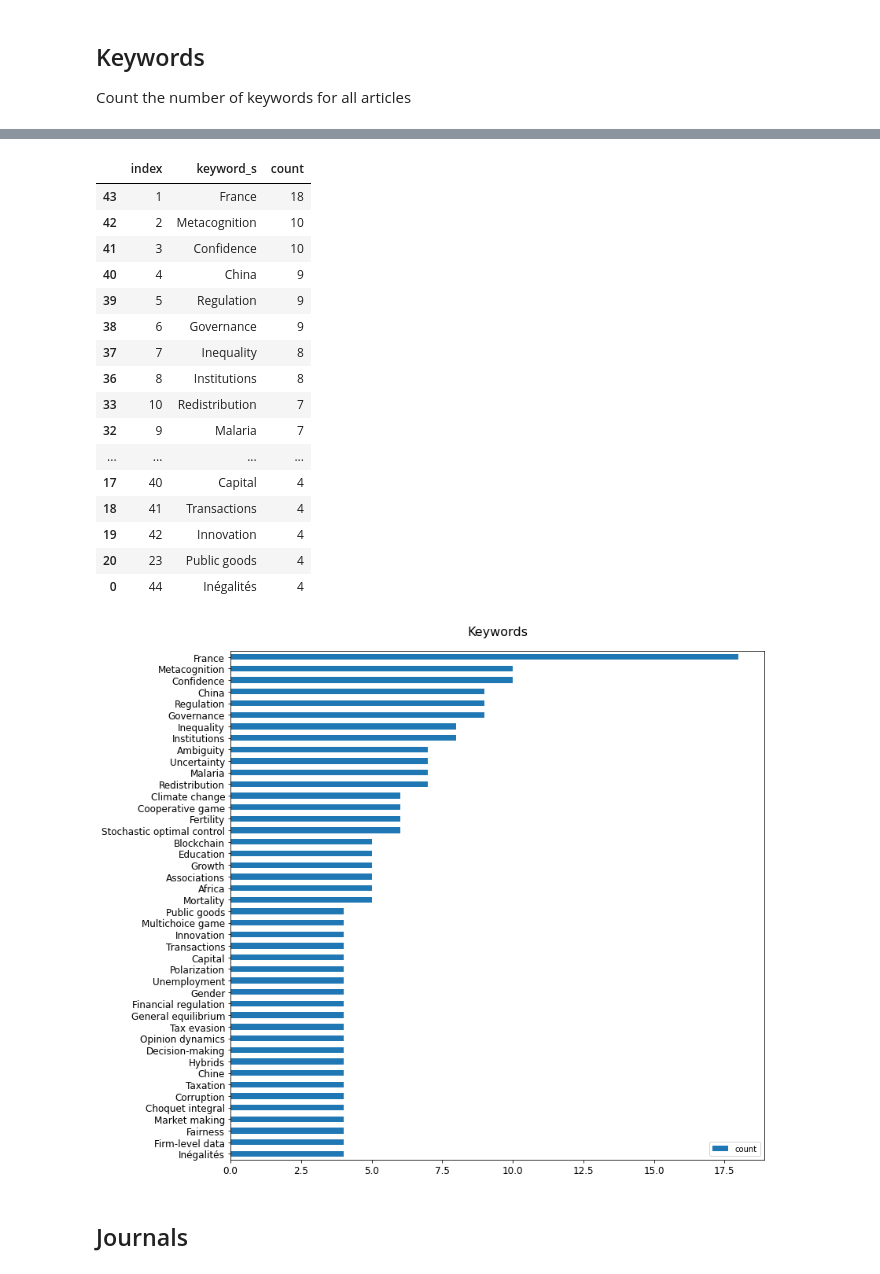
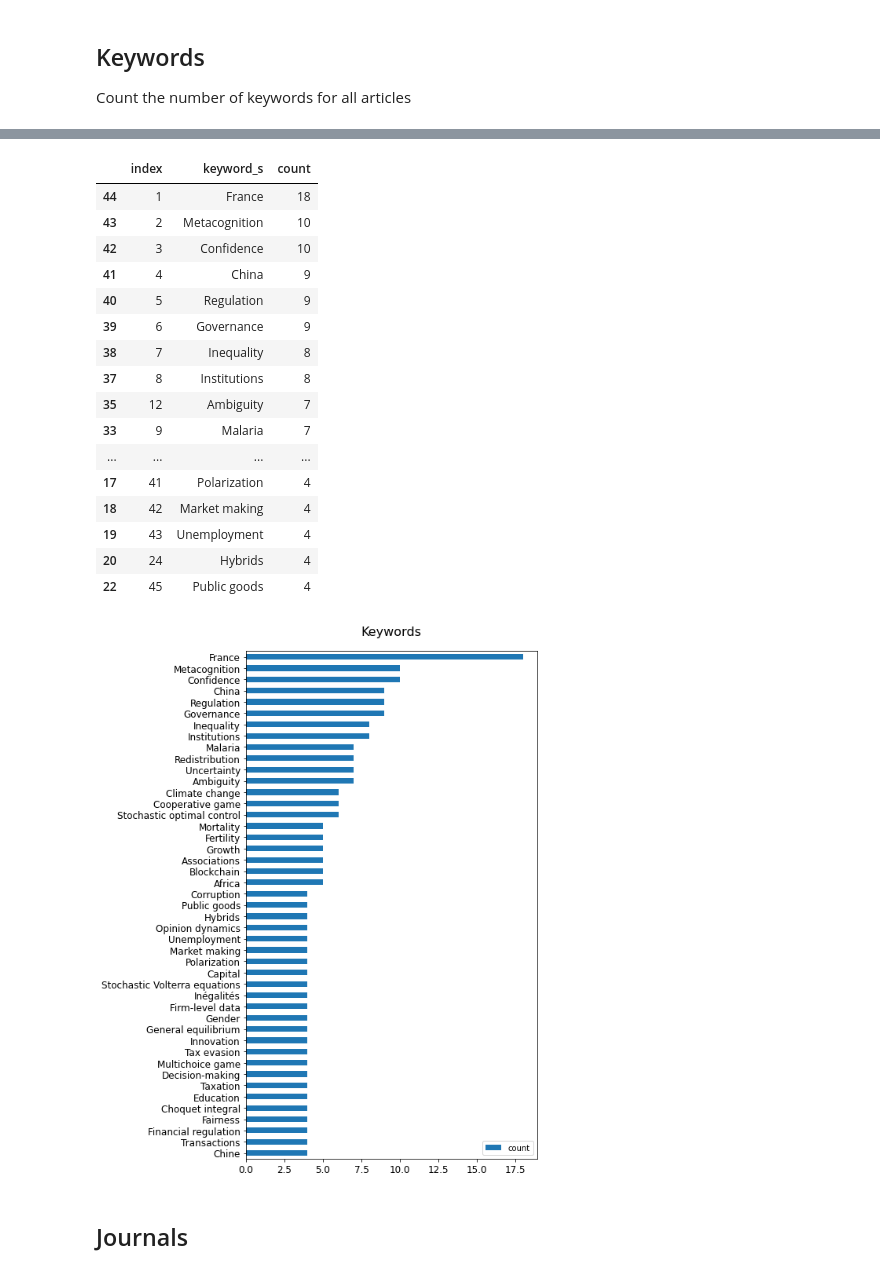
Before and after one commit to amelie-collin/Bibliometry-ces-2017-2021, a Jupyter notebook: reports/2023-hceres-ces/2023-hceres-ces.ipynb, the cells around one changed output, grey strips where cells are left out. Cells and saved outputs as stored; diff of their text form; code cells hidden in the pictures.

```diff
--- a/reports/2023-hceres-ces/2023-hceres-ces.ipynb
+++ b/reports/2023-hceres-ces/2023-hceres-ces.ipynb
@@ -39,7 +39,7 @@ Define primary constants
 # %%
 LAB_STRUCT_ID = 15080
 NON_ALPHA_NUMERIC_REGEX = re.compile('[^a-z0-9_-]', re.IGNORECASE)
-JSON_FILENAME = './result.2023-03-26T10-49.json'
+JSON_FILENAME = './result.2023-04-02T09-03.json'
 CURRENT_TIMESTAMP = datetime.datetime.now().timestamp()
 # %% [markdown]
 ## Functions
@@ -849,39 +884,39 @@ top_count_keywords = top_count_keywords[top_count_keywords['count'] >= 4].sort_v
 top_count_keywords
 # %% [output]
 |  | index | keyword_s | count |
-| 43 | 1 | France | 18 |
-| 42 | 2 | Metacognition | 10 |
-| 41 | 3 | Confidence | 10 |
-| 40 | 4 | China | 9 |
-| 39 | 5 | Regulation | 9 |
-| 38 | 6 | Governance | 9 |
-| 37 | 7 | Inequality | 8 |
-| 36 | 8 | Institutions | 8 |
-| 33 | 10 | Redistribution | 7 |
-| 32 | 9 | Malaria | 7 |
+| 44 | 1 | France | 18 |
+| 43 | 2 | Metacognition | 10 |
+| 42 | 3 | Confidence | 10 |
+| 41 | 4 | China | 9 |
+| 40 | 5 | Regulation | 9 |
+| 39 | 6 | Governance | 9 |
+| 38 | 7 | Inequality | 8 |
+| 37 | 8 | Institutions | 8 |
+| 35 | 12 | Ambiguity | 7 |
+| 33 | 9 | Malaria | 7 |
 | ... | ... | ... | ... |
-| 17 | 40 | Capital | 4 |
-| 18 | 41 | Transactions | 4 |
-| 19 | 42 | Innovation | 4 |
-| 20 | 23 | Public goods | 4 |
-| 0 | 44 | Inégalités | 4 |
+| 17 | 41 | Polarization | 4 |
+| 18 | 42 | Market making | 4 |
+| 19 | 43 | Unemployment | 4 |
+| 20 | 24 | Hybrids | 4 |
+| 22 | 45 | Public goods | 4 |
 # %%
 p = top_count_keywords.sort_values(by=['count'], ascending=True).plot(
     kind='barh',
     title='Keywords',
     x='keyword_s',
     y='count',
     xlabel='',
     ylabel='',
-    figsize=(12, 10),
+    figsize=(8, 10),
     rot=0,
     fontsize=12
 )
 p.set_title('Keywords', pad=20, fontdict={'fontsize': 16})
 plt.tight_layout()
 p.get_figure().savefig(f'./exports/keywords_repartition.png', bbox_inches='tight')
 # %% [output]
-[figure, old version]
+[figure, new version]
 # %% [markdown]
 ## Journals
 # %% [markdown]
```
Also changed, not shown: parts of 61 cells of this notebook, 7 other files.
